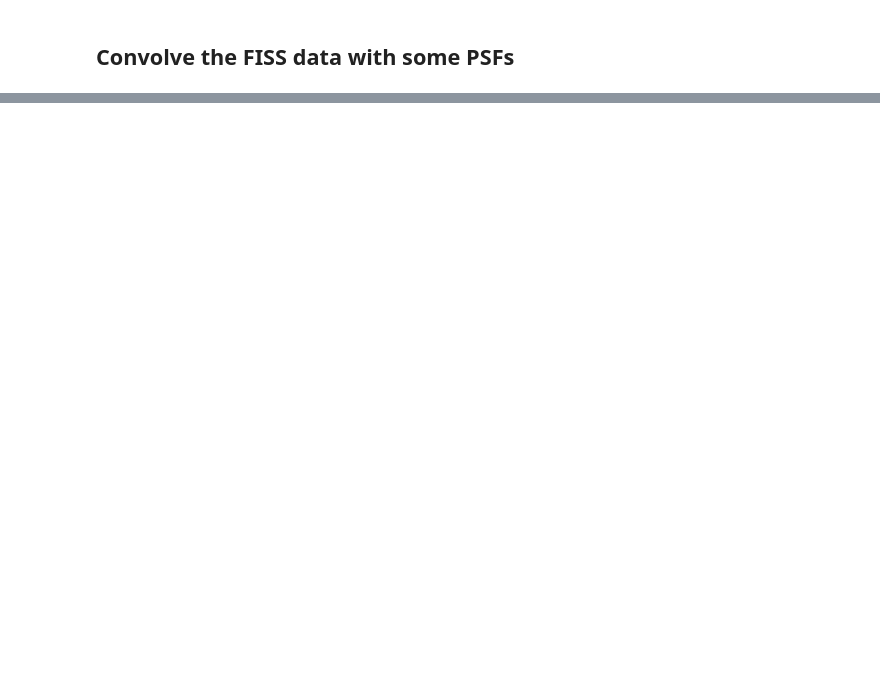
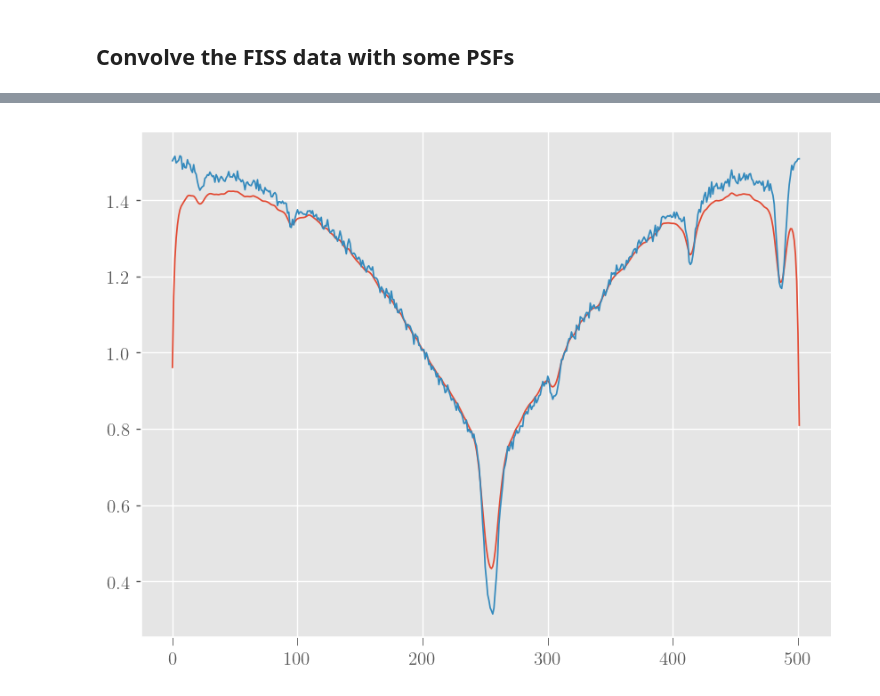
Before and after one commit to momomolnar/SPSF_remove, a Jupyter notebook: CNN Inversions FISS data.ipynb, the cells around one changed output, grey strips where cells are left out. Saved outputs shown, nothing was run; the diff lists cells and outputs as text; code cells hidden in the pictures; blank space fills up the shorter version.

```diff
--- a/CNN Inversions FISS data.ipynb
+++ b/CNN Inversions FISS data.ipynb
@@ -233,0 +426,12 @@ plt.show()
+# %%
+norm_data = np.mean(caData[:,:,200],axis=(0,1))
+norm_conv = np.mean(caConvolved[:,:,200],axis=(0,1))
+
+caData_Conv_norm = caConvolved / norm_conv
+caData_norm      = caData / norm_data
+
+plt.plot(caData_Conv_norm[90,90,:])
+plt.plot(caData_norm[90,90,:])
+plt.show()
+# %% [output]
+[figure, added]
```
Also changed, not shown: parts of 11 cells of this notebook, 1 other file.
